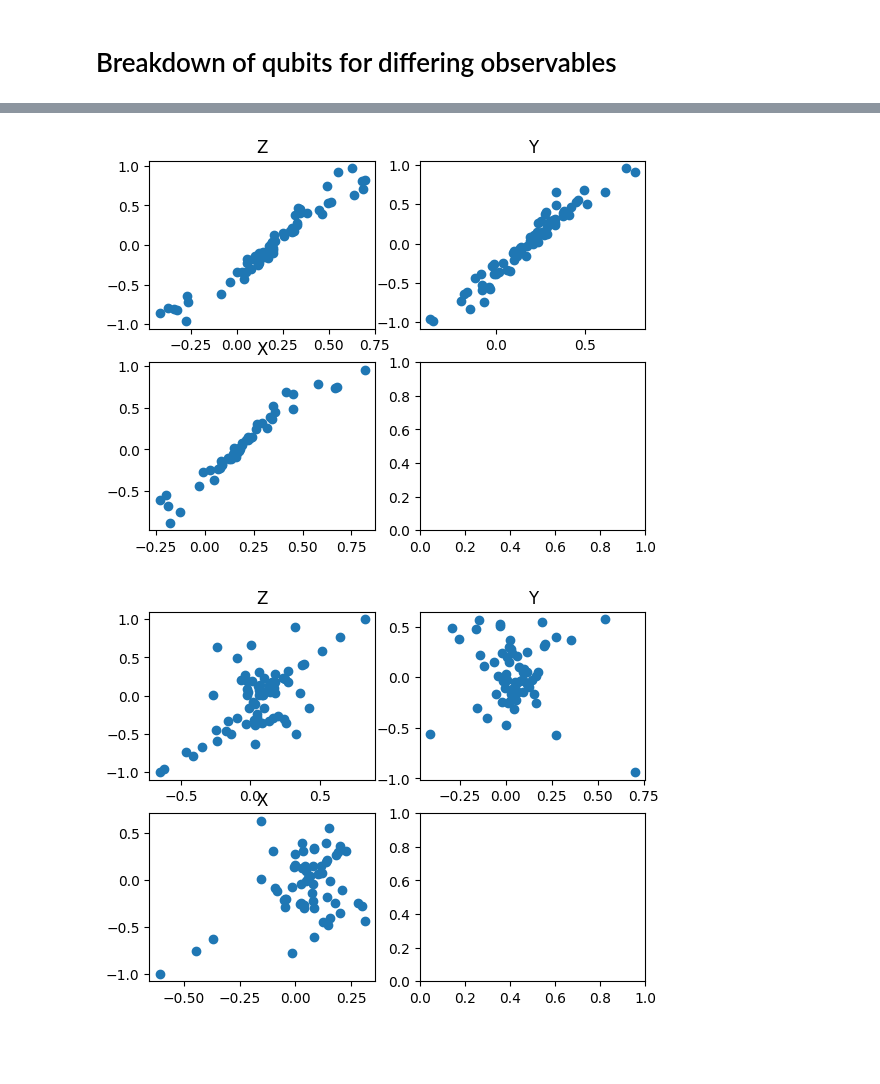
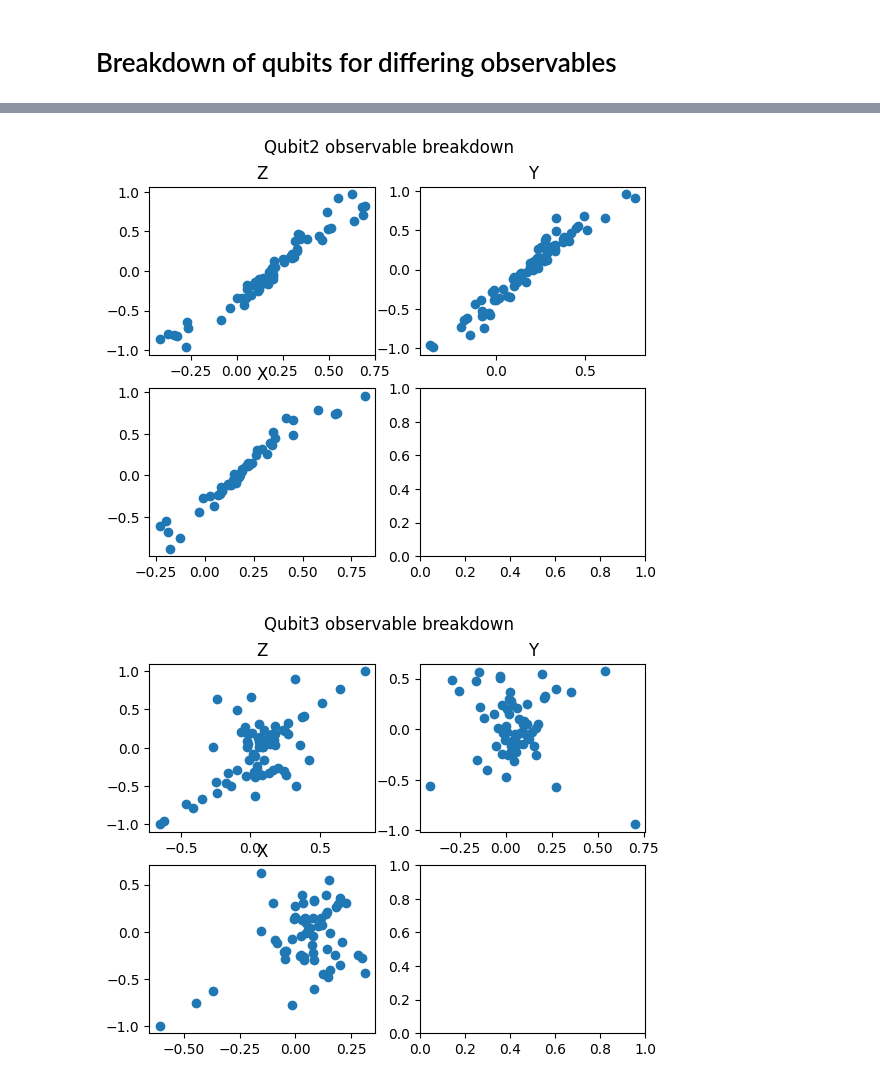
Before and after one commit to prachisharma21/ML_4_QEM, a Jupyter notebook: 5Models_Test.ipynb, the cells around one changed output, grey strips where cells are left out. Cells and saved outputs as stored; diff of their text form; code cells hidden in the pictures; blank space fills up the shorter version.

```diff
--- a/5Models_Test.ipynb
+++ b/5Models_Test.ipynb
@@ -109,21 +112,23 @@ plt.show(fig1)
 # %%
 # for q2:
 df_qu0_Z = df_qu2[df_qu2['observable'] == 'IIZII']
 df_qu0_X = df_qu2[df_qu2['observable'] == 'IIXII']
 df_qu0_Y = df_qu2[df_qu2['observable'] == 'IIYII']
 
 fig1, axis1 = plt.subplots(2,2)
+fig1.suptitle('Qubit2 observable breakdown')
 axis1[0, 0].scatter(df_qu0_Z['noisy_expectation'], df_qu0_Z['target'])
 axis1[0, 0].set_title('Z')
 
 axis1[1, 0].scatter(df_qu0_X['noisy_expectation'], df_qu0_X['target'])
 axis1[1, 0].set_title('X')
 
 axis1[0, 1].scatter(df_qu0_Y['noisy_expectation'], df_qu0_Y['target'])
 axis1[0, 1].set_title('Y')
+
 plt.show(fig1)
 # %% [output]
-[figure, old version]
+[figure, new version]
 # %%
 # for q3:
 df_qu0_Z = df_qu3[df_qu3['observable'] == 'IIIZI']
@@ -131,6 +136,7 @@ df_qu0_X = df_qu3[df_qu3['observable'] == 'IIIXI']
 df_qu0_Y = df_qu3[df_qu3['observable'] == 'IIIYI']
 
 fig1, axis1 = plt.subplots(2,2)
+fig1.suptitle('Qubit3 observable breakdown')
 axis1[0, 0].scatter(df_qu0_Z['noisy_expectation'], df_qu0_Z['target'])
 axis1[0, 0].set_title('Z')
 
@@ -141,7 +147,7 @@ axis1[0, 1].scatter(df_qu0_Y['noisy_expectation'], df_qu0_Y['target'])
 axis1[0, 1].set_title('Y')
 plt.show(fig1)
 # %% [output]
-[figure, old version]
+[figure, new version]
 # %%
 # for q4:
 df_qu0_Z = df_qu4[df_qu4['observable'] == 'IIIIZ']
```
Also changed, not shown: parts of 4 cells of this notebook.
